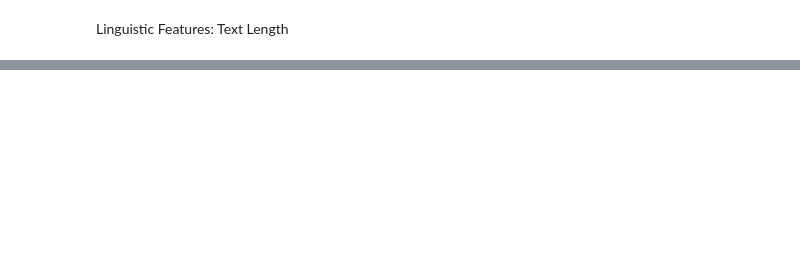
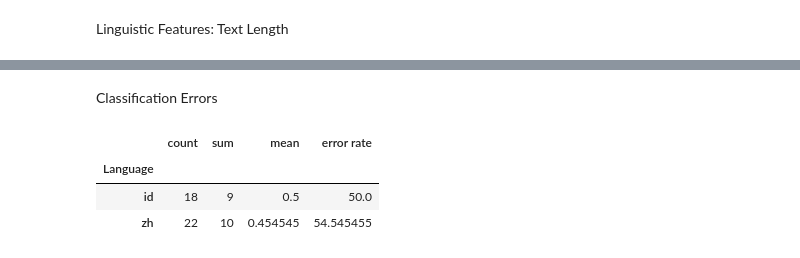
Before and after one commit to annisatzky-tech/chinese-indonesian-product-classification, a Jupyter notebook: notebooks/05_linguistic_feature_and_error_analysis.ipynb, the cells around one changed output, grey strips where cells are left out. Saved outputs shown, nothing was run; the diff lists cells and outputs as text; code cells hidden in the pictures; blank space fills up the shorter version.

```diff
--- a/notebooks/05_linguistic_feature_and_error_analysis.ipynb
+++ b/notebooks/05_linguistic_feature_and_error_analysis.ipynb
@@ -67,2 +48,8 @@ comparison_df
 # %% [markdown]
 Linguistic Features: Text Length
+# %%
+comparison_df['Text Length'] = comparison_df['Product'].astype(str).apply(len)
+
+comparison_df['Word Count'] = comparison_df['Product'].astype(str).apply(
+    lambda x: len(x.split())
+)
@@ -68,0 +58,10 @@ Linguistic Features: Text Length
+# %%
+comparison_df['Numbers'] = comparison_df['Product'].astype(str).apply(
+    lambda x: bool(re.search(r'\d', x))
+)
+
+comparison_df['Characters'] = comparison_df['Product'].astype(str).apply(
+    lambda x: bool(re.search(r'[^a-zA-Z0\s\u4e00-\u9fff]', x))
+)
+
+comparison_df
@@ -68,0 +86,15 @@ Linguistic Features: Text Length
+# %% [markdown]
+Classification Errors
+# %%
+xlmr_error = comparison_df.groupby('Language')['XLM-R Correct'].agg(
+    ['count', 'sum', 'mean']
+)
+
+xlmr_error['error rate'] = (1 - xlmr_error['mean']) * 100
+
+xlmr_error
+# %% [output]
+|  | count | sum | mean | error rate |
+| Language |  |  |  |  |
+| id | 18 | 9 | 0.5 | 50.0 |
+| zh | 22 | 10 | 0.454545 | 54.545455 |
```
Also changed, not shown: parts of 3 cells of this notebook.
